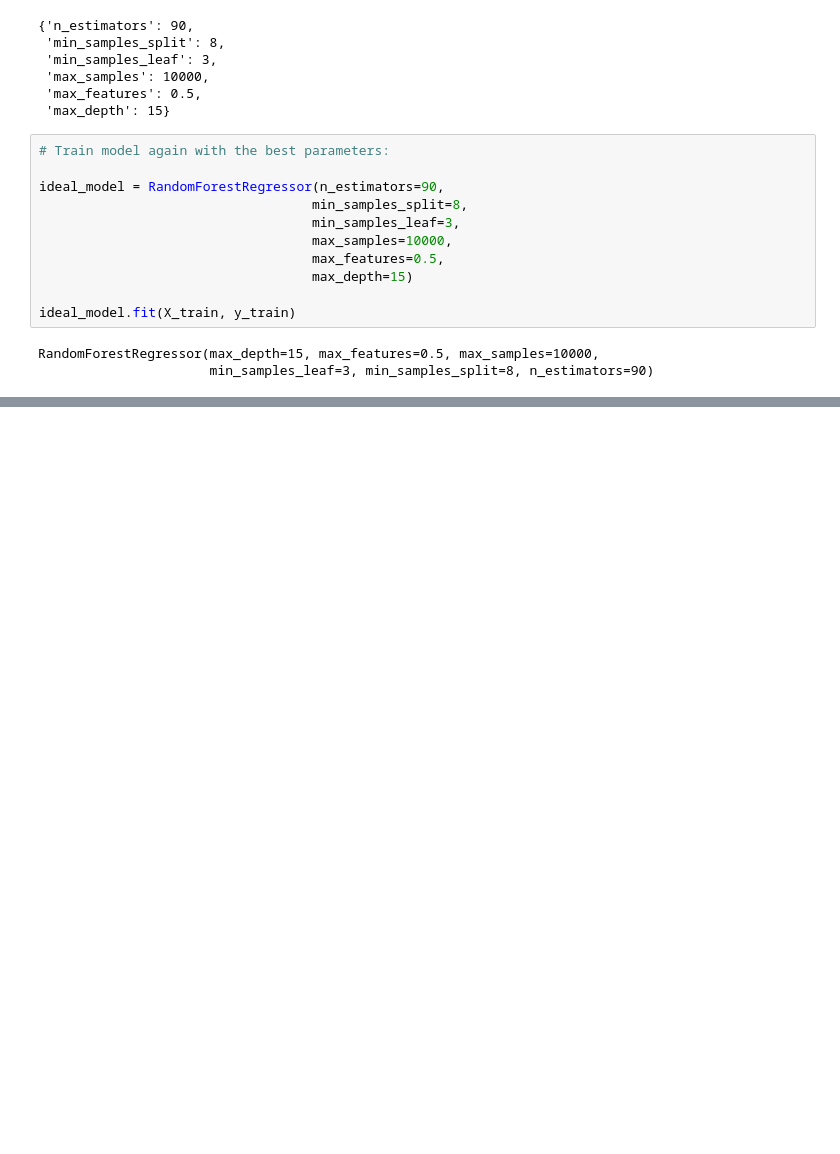
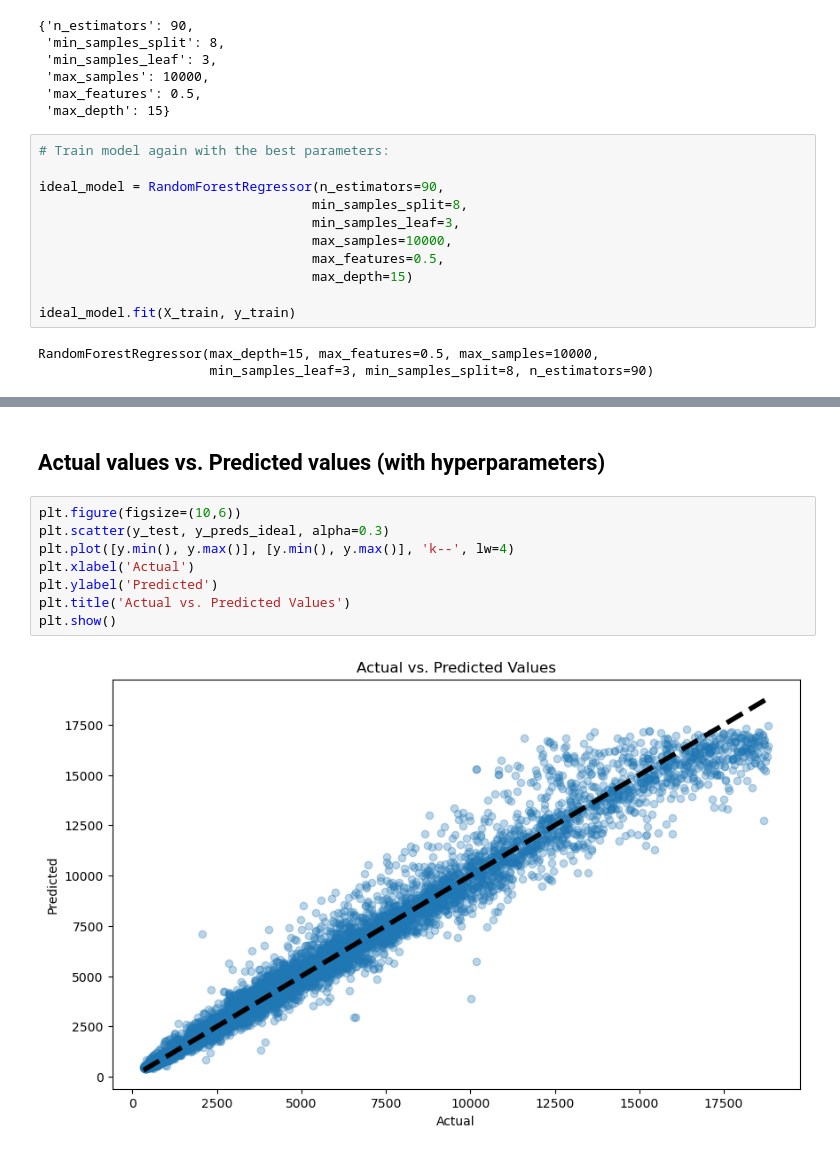
Before and after one commit to satuisok/diamonds, a Jupyter notebook: Regression Model_Diamond Price Prediction.ipynb, the cells around one changed output, grey strips where cells are left out. Saved outputs shown, nothing was run; the diff lists cells and outputs as text; blank space fills up the shorter version.

Commit message:
add visualizations

```diff
--- a/Regression Model_Diamond Price Prediction.ipynb
+++ b/Regression Model_Diamond Price Prediction.ipynb
@@ -243,0 +244,12 @@ mean_absolute_error(y_test, y_preds_ideal)
+# %% [markdown]
+## Actual values vs. Predicted values (with hyperparameters)
+# %%
+plt.figure(figsize=(10,6))
+plt.scatter(y_test, y_preds_ideal, alpha=0.3)
+plt.plot([y.min(), y.max()], [y.min(), y.max()], 'k--', lw=4)
+plt.xlabel('Actual')
+plt.ylabel('Predicted')
+plt.title('Actual vs. Predicted Values')
+plt.show()
+# %% [output]
+[figure, added]
```
Also changed, not shown: parts of 9 cells of this notebook.
